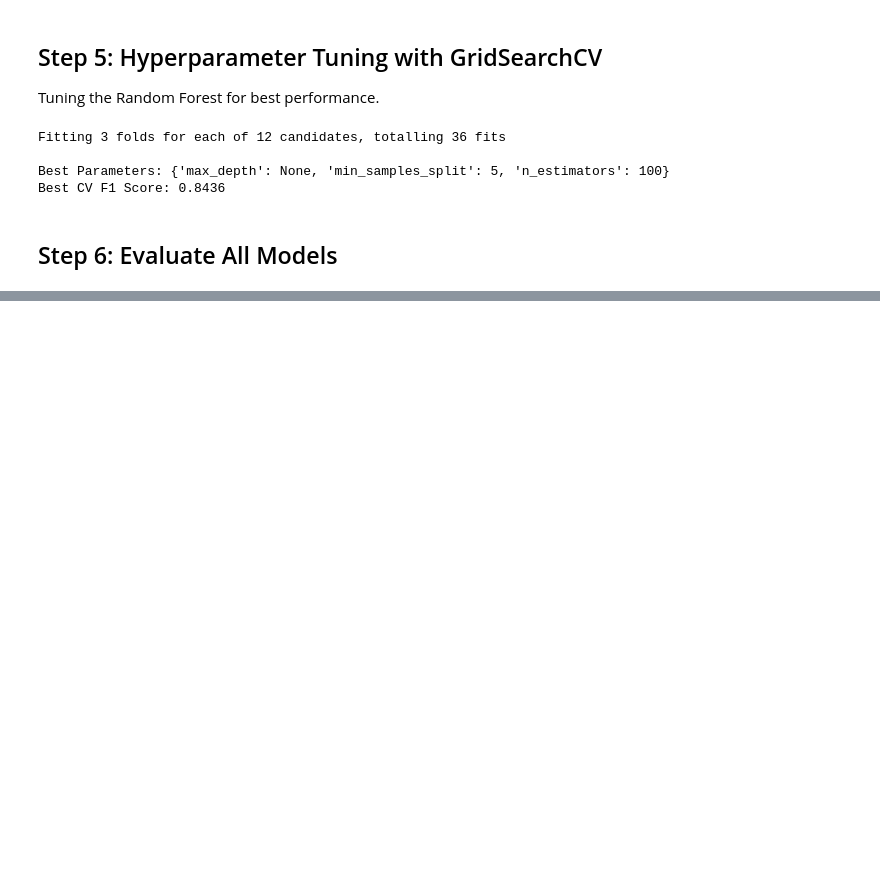
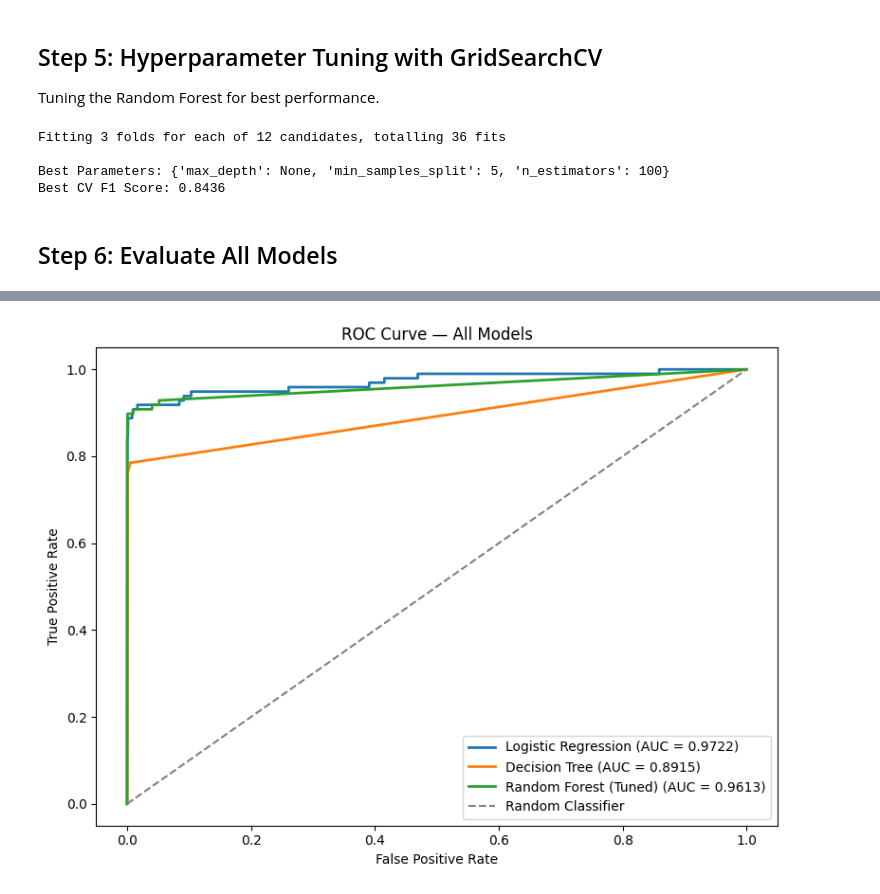
Before and after one commit to Gantavya2/Credit-card-fraud-detection, a Jupyter notebook: AI_ML_FinalProject_Credit_Card_Fraud_Detection.ipynb, the cells around one changed output, grey strips where cells are left out. Drawn from its saved outputs; the diff is of its cells as text; code cells hidden in the pictures; blank space fills up the shorter version.

```diff
--- a/AI_ML_FinalProject_Credit_Card_Fraud_Detection.ipynb
+++ b/AI_ML_FinalProject_Credit_Card_Fraud_Detection.ipynb
@@ -296,0 +323,7 @@ Best CV F1 Score: 0.8436
+# %%
+for name, model in model_list.items():
+    y_pred = model.predict(X_test)
+    print(f"=== {name} ===")
+    print(classification_report(y_test, y_pred,
+          target_names=['Legitimate', 'Fraud']))
+    print()
@@ -296,0 +348,19 @@ Best CV F1 Score: 0.8436
+# %%
+plt.figure(figsize=(8, 6))
+
+for name, model in model_list.items():
+    y_prob = model.predict_proba(X_test)[:, 1]
+    fpr, tpr, _ = roc_curve(y_test, y_prob)
+    auc = roc_auc_score(y_test, y_prob)
+    plt.plot(fpr, tpr, linewidth=2, label=f'{name} (AUC = {auc:.4f})')
+
+plt.plot([0, 1], [0, 1], linestyle='--', color='gray', label='Random Classifier')
+plt.xlabel('False Positive Rate')
+plt.ylabel('True Positive Rate')
+plt.title('ROC Curve — All Models')
+plt.legend()
+plt.tight_layout()
+plt.savefig('roc_curves.png')
+plt.show()
+# %% [output]
+[figure, added]
```
Also changed, not shown: parts of 7 cells of this notebook.
